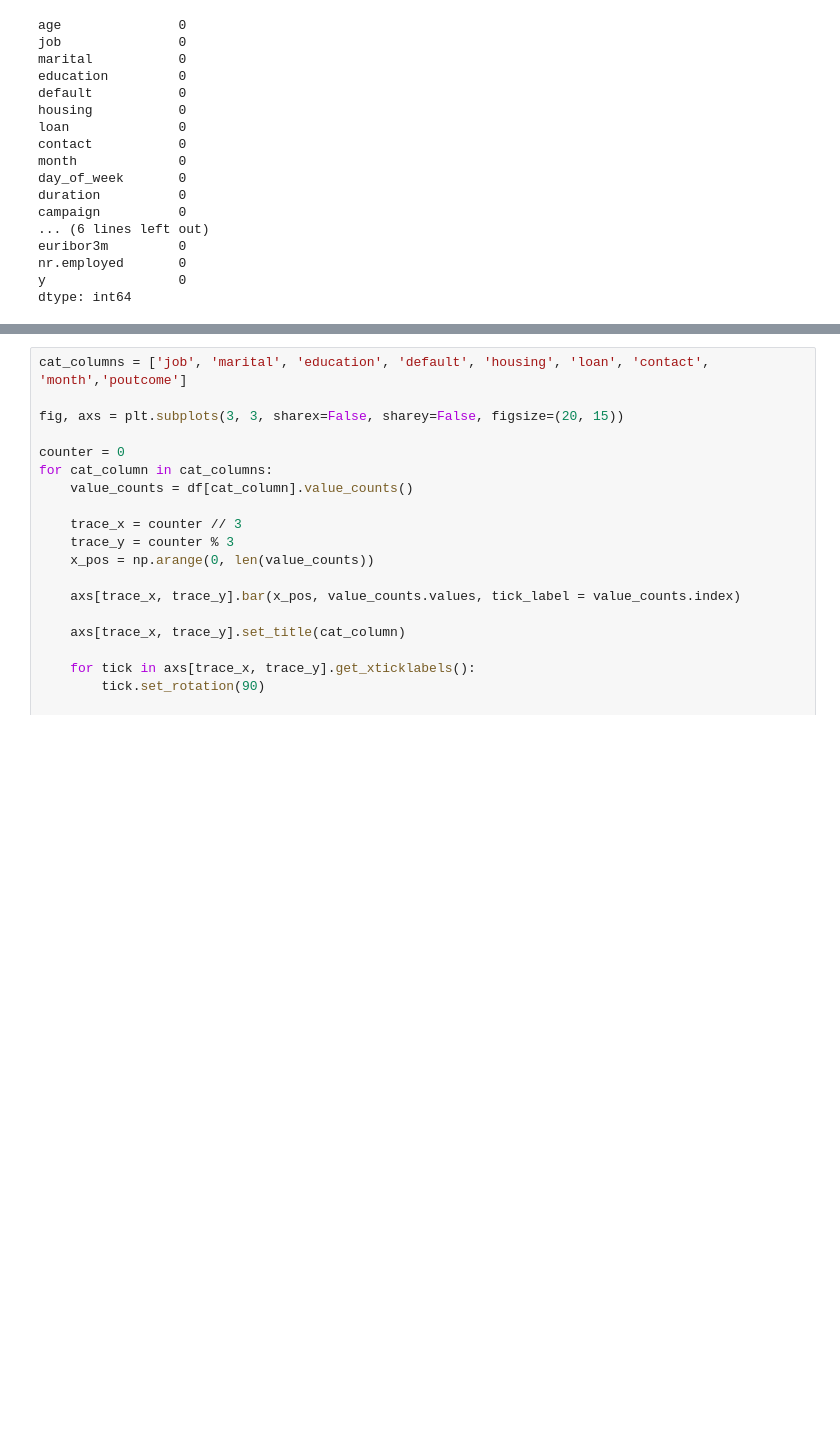
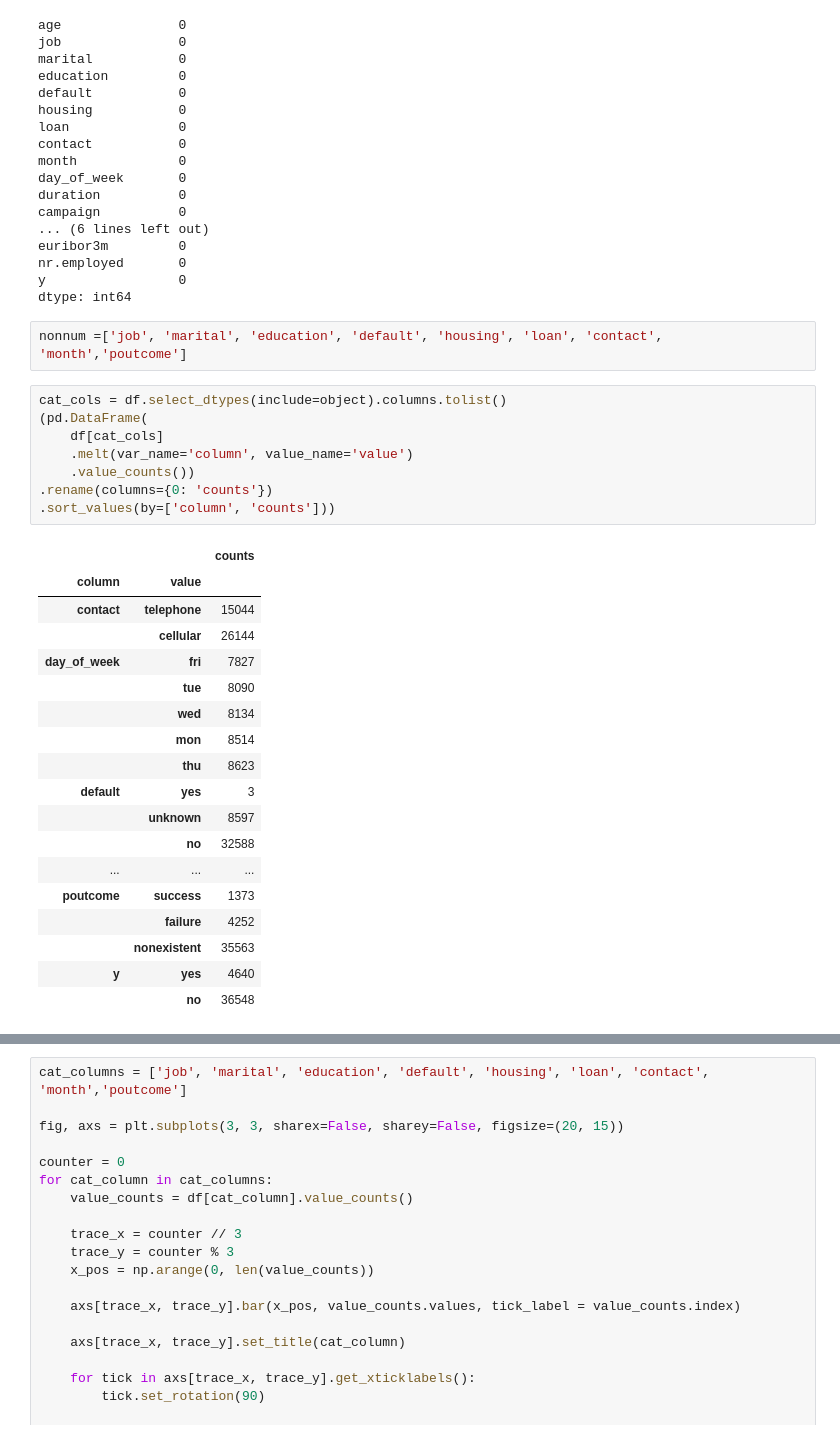
Before and after one commit to erickunix/slm, a Jupyter notebook: slm.ipynb, the cells around one changed output, grey strips where cells are left out. Cells and saved outputs as stored; diff of their text form; blank space fills up the shorter version.

```diff
--- a/slm.ipynb
+++ b/slm.ipynb
@@ -98,3 +114,32 @@ euribor3m         0
 nr.employed       0
 y                 0
 dtype: int64
+# %%
+nonnum =['job', 'marital', 'education', 'default', 'housing', 'loan', 'contact', 'month','poutcome']
+# %%
+cat_cols = df.select_dtypes(include=object).columns.tolist()
+(pd.DataFrame(
+    df[cat_cols]
+    .melt(var_name='column', value_name='value')
+    .value_counts())
+.rename(columns={0: 'counts'})
+.sort_values(by=['column', 'counts']))
+# %% [output]
+|  |  | counts |
+| column | value |  |
+| contact | telephone | 15044 |
+|  | cellular | 26144 |
+| day_of_week | fri | 7827 |
+|  | tue | 8090 |
+|  | wed | 8134 |
+|  | mon | 8514 |
+|  | thu | 8623 |
+| default | yes | 3 |
+|  | unknown | 8597 |
+|  | no | 32588 |
+| ... | ... | ... |
+| poutcome | success | 1373 |
+|  | failure | 4252 |
+|  | nonexistent | 35563 |
+| y | yes | 4640 |
+|  | no | 36548 |
```
Also changed, not shown: parts of 4 cells of this notebook.
